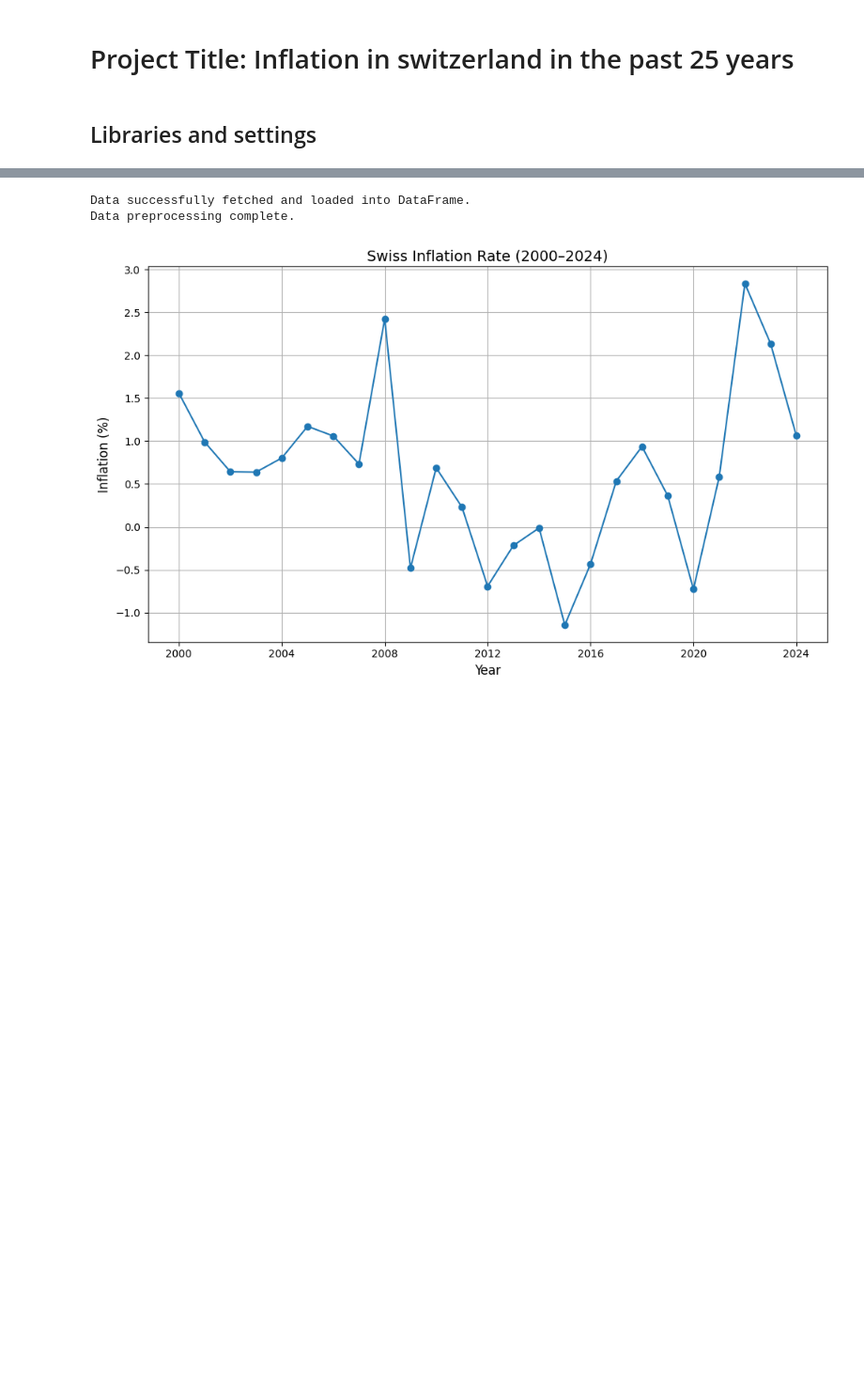
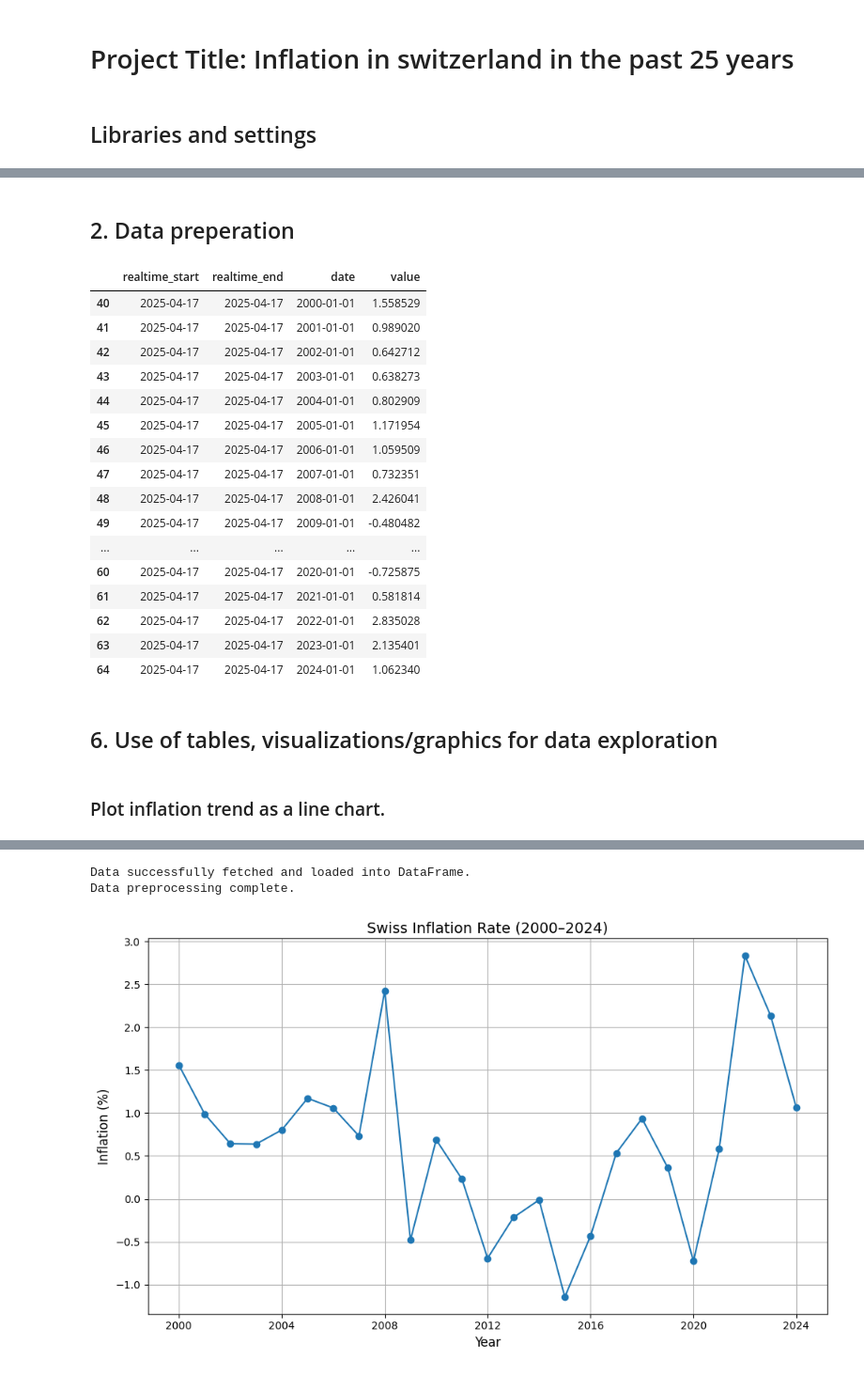
Before and after one commit to marindus/group_3_swiss_inflation, a Jupyter notebook: Jupyter_Notebook.ipynb, the cells around one changed output, grey strips where cells are left out. Shown: that part at 94% size. Saved outputs shown, nothing was run; the diff lists cells and outputs as text; code cells hidden in the pictures; blank space fills up the shorter version.

```diff
--- a/Jupyter_Notebook.ipynb
+++ b/Jupyter_Notebook.ipynb
@@ -135,0 +175,5 @@ def main():
+# %%
+api_key = '92d4205f1f82cfc1c2e3ef308d856803'
+inflation_data = InflationData(api_key)
+inflation_data.fetch_data_from_fred()
+inflation_data.preprocess_data()
@@ -135,0 +199,26 @@ def main():
+# %% [markdown]
+## 2. Data preperation
+# %%
+inflation_data.filtered_df
+# %% [output]
+|  | realtime_start | realtime_end | date | value |
+| 40 | 2025-04-17 | 2025-04-17 | 2000-01-01 | 1.558529 |
+| 41 | 2025-04-17 | 2025-04-17 | 2001-01-01 | 0.989020 |
+| 42 | 2025-04-17 | 2025-04-17 | 2002-01-01 | 0.642712 |
+| 43 | 2025-04-17 | 2025-04-17 | 2003-01-01 | 0.638273 |
+| 44 | 2025-04-17 | 2025-04-17 | 2004-01-01 | 0.802909 |
+| 45 | 2025-04-17 | 2025-04-17 | 2005-01-01 | 1.171954 |
+| 46 | 2025-04-17 | 2025-04-17 | 2006-01-01 | 1.059509 |
+| 47 | 2025-04-17 | 2025-04-17 | 2007-01-01 | 0.732351 |
+| 48 | 2025-04-17 | 2025-04-17 | 2008-01-01 | 2.426041 |
+| 49 | 2025-04-17 | 2025-04-17 | 2009-01-01 | -0.480482 |
+| ... | ... | ... | ... | ... |
+| 60 | 2025-04-17 | 2025-04-17 | 2020-01-01 | -0.725875 |
+| 61 | 2025-04-17 | 2025-04-17 | 2021-01-01 | 0.581814 |
+| 62 | 2025-04-17 | 2025-04-17 | 2022-01-01 | 2.835028 |
+| 63 | 2025-04-17 | 2025-04-17 | 2023-01-01 | 2.135401 |
+| 64 | 2025-04-17 | 2025-04-17 | 2024-01-01 | 1.062340 |
+# %% [markdown]
+## 6. Use of tables, visualizations/graphics for data exploration
+# %% [markdown]
+### Plot inflation trend as a line chart.
```
Also changed, not shown: parts of 9 cells of this notebook.
